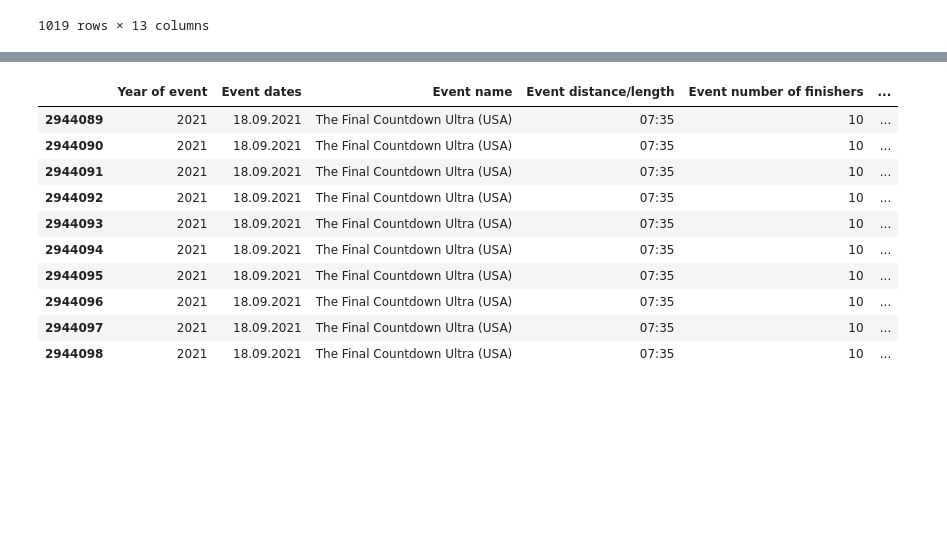
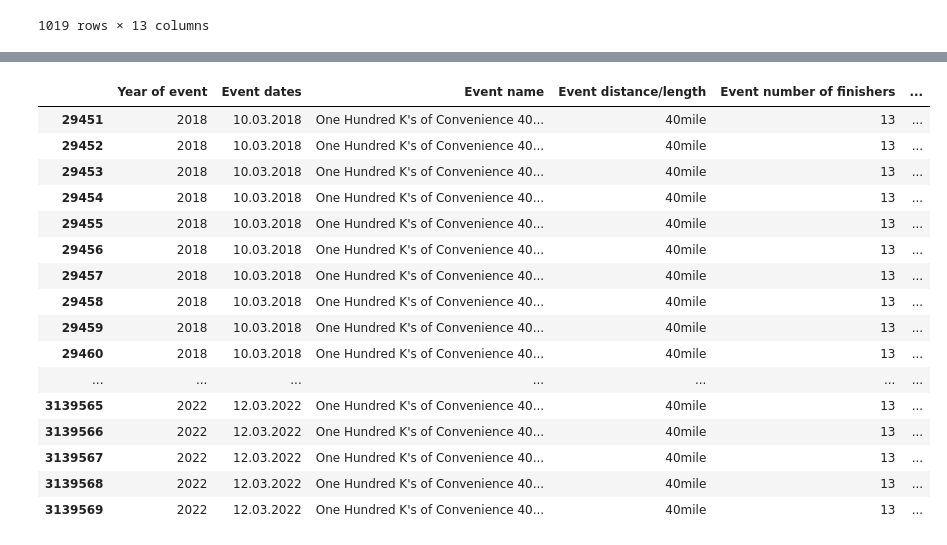
Before and after one commit to saeedshirani/EDA-On-SuperMessy-Datasets, a Jupyter notebook: The big dataset of ultra-marathon running/ETL.ipynb, the cells around one changed output, grey strips where cells are left out. Saved outputs shown, nothing was run; the diff lists cells and outputs as text; code cells hidden in the pictures; blank space fills up the shorter version.

```diff
--- a/The big dataset of ultra-marathon running/ETL.ipynb
+++ b/The big dataset of ultra-marathon running/ETL.ipynb
@@ -411,19 +467,25 @@ data[data["event_distance(km)"].isna() == True][200:220]
 # %%
 
 test = pd.read_csv("TWO_CENTURIES_OF_UM_RACES.csv", dtype={'Athlete average speed': 'object'})
-test.loc[test["Event name"] == "The Final Countdown Ultra (USA)"]
+test.loc[test["Event name"] == "One Hundred K's of Convenience 40mile (USA)"]
 # %% [output]
 |  | Year of event | Event dates | Event name | Event distance/length | Event number of finishers | ... |
-| 2944089 | 2021 | 18.09.2021 | The Final Countdown Ultra (USA) | 07:35 | 10 | ... |
-| 2944090 | 2021 | 18.09.2021 | The Final Countdown Ultra (USA) | 07:35 | 10 | ... |
-| 2944091 | 2021 | 18.09.2021 | The Final Countdown Ultra (USA) | 07:35 | 10 | ... |
-| 2944092 | 2021 | 18.09.2021 | The Final Countdown Ultra (USA) | 07:35 | 10 | ... |
-| 2944093 | 2021 | 18.09.2021 | The Final Countdown Ultra (USA) | 07:35 | 10 | ... |
-| 2944094 | 2021 | 18.09.2021 | The Final Countdown Ultra (USA) | 07:35 | 10 | ... |
-| 2944095 | 2021 | 18.09.2021 | The Final Countdown Ultra (USA) | 07:35 | 10 | ... |
-| 2944096 | 2021 | 18.09.2021 | The Final Countdown Ultra (USA) | 07:35 | 10 | ... |
-| 2944097 | 2021 | 18.09.2021 | The Final Countdown Ultra (USA) | 07:35 | 10 | ... |
-| 2944098 | 2021 | 18.09.2021 | The Final Countdown Ultra (USA) | 07:35 | 10 | ... |
+| 29451 | 2018 | 10.03.2018 | One Hundred K's of Convenience 40... | 40mile | 13 | ... |
+| 29452 | 2018 | 10.03.2018 | One Hundred K's of Convenience 40... | 40mile | 13 | ... |
+| 29453 | 2018 | 10.03.2018 | One Hundred K's of Convenience 40... | 40mile | 13 | ... |
+| 29454 | 2018 | 10.03.2018 | One Hundred K's of Convenience 40... | 40mile | 13 | ... |
+| 29455 | 2018 | 10.03.2018 | One Hundred K's of Convenience 40... | 40mile | 13 | ... |
+| 29456 | 2018 | 10.03.2018 | One Hundred K's of Convenience 40... | 40mile | 13 | ... |
+| 29457 | 2018 | 10.03.2018 | One Hundred K's of Convenience 40... | 40mile | 13 | ... |
+| 29458 | 2018 | 10.03.2018 | One Hundred K's of Convenience 40... | 40mile | 13 | ... |
+| 29459 | 2018 | 10.03.2018 | One Hundred K's of Convenience 40... | 40mile | 13 | ... |
+| 29460 | 2018 | 10.03.2018 | One Hundred K's of Convenience 40... | 40mile | 13 | ... |
+| ... | ... | ... | ... | ... | ... | ... |
+| 3139565 | 2022 | 12.03.2022 | One Hundred K's of Convenience 40... | 40mile | 13 | ... |
+| 3139566 | 2022 | 12.03.2022 | One Hundred K's of Convenience 40... | 40mile | 13 | ... |
+| 3139567 | 2022 | 12.03.2022 | One Hundred K's of Convenience 40... | 40mile | 13 | ... |
+| 3139568 | 2022 | 12.03.2022 | One Hundred K's of Convenience 40... | 40mile | 13 | ... |
+| 3139569 | 2022 | 12.03.2022 | One Hundred K's of Convenience 40... | 40mile | 13 | ... |
 # %%
 data.dropna(inplace=True)
 data.to_csv('clean_dataset.csv', index=False)
```
Also changed, not shown: parts of 8 cells of this notebook.
